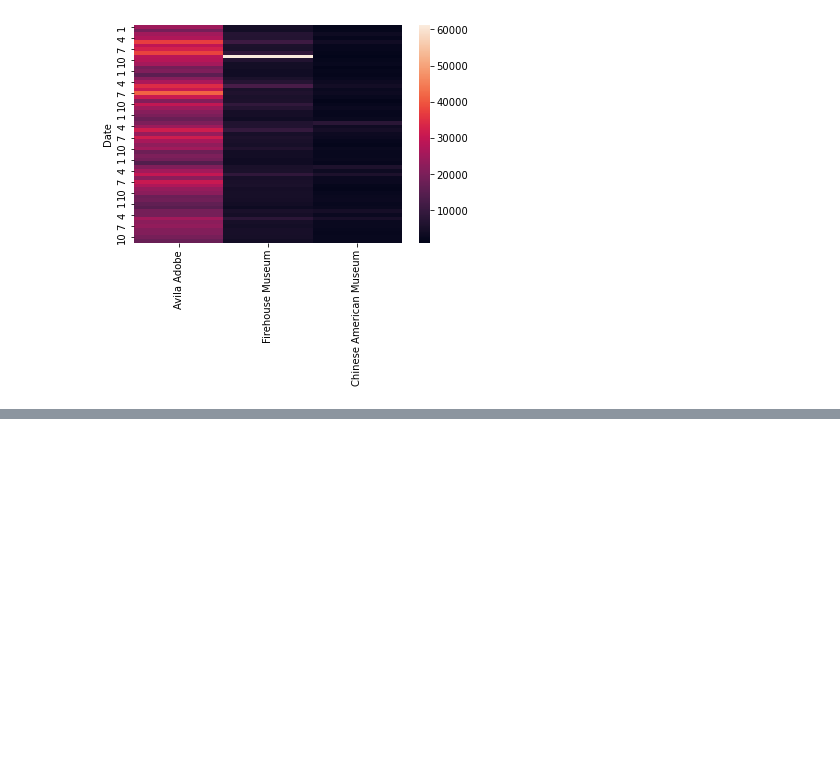
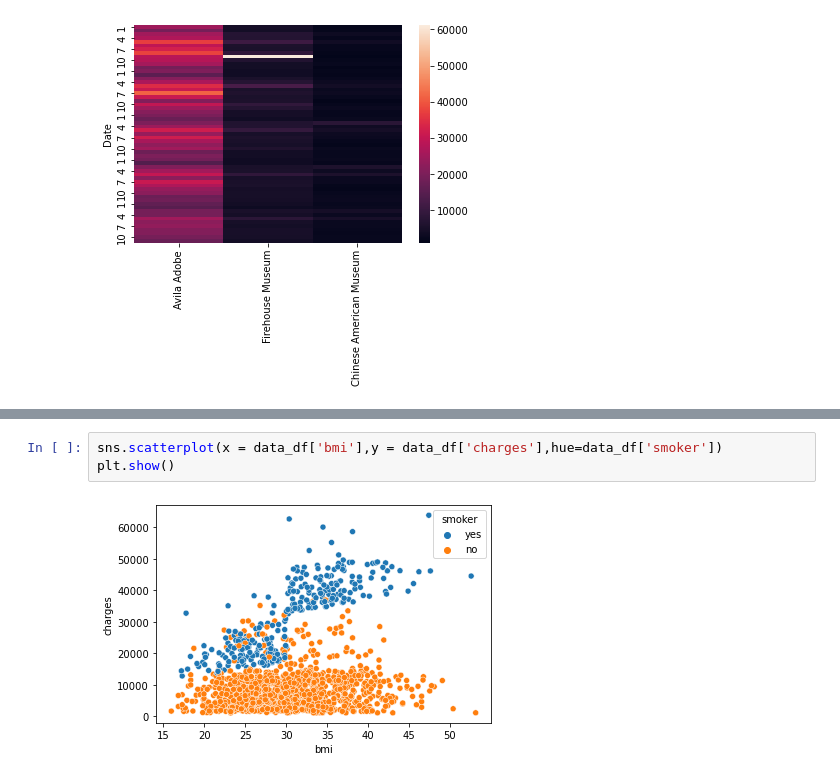
Before and after one commit to SUNILkhadka/data-visualization, a Jupyter notebook: data-visualization.ipynb, the cells around one changed output, grey strips where cells are left out. Drawn from its saved outputs; the diff is of its cells as text; blank space fills up the shorter version.

```diff
--- a/data-visualization.ipynb
+++ b/data-visualization.ipynb
@@ -89,0 +90,5 @@ plt.show()
+# %%
+sns.scatterplot(x = data_df['bmi'],y = data_df['charges'],hue=data_df['smoker'])
+plt.show()
+# %% [output]
+[figure, added]
```
Also changed, not shown: parts of 14 cells of this notebook, 2 other files.
